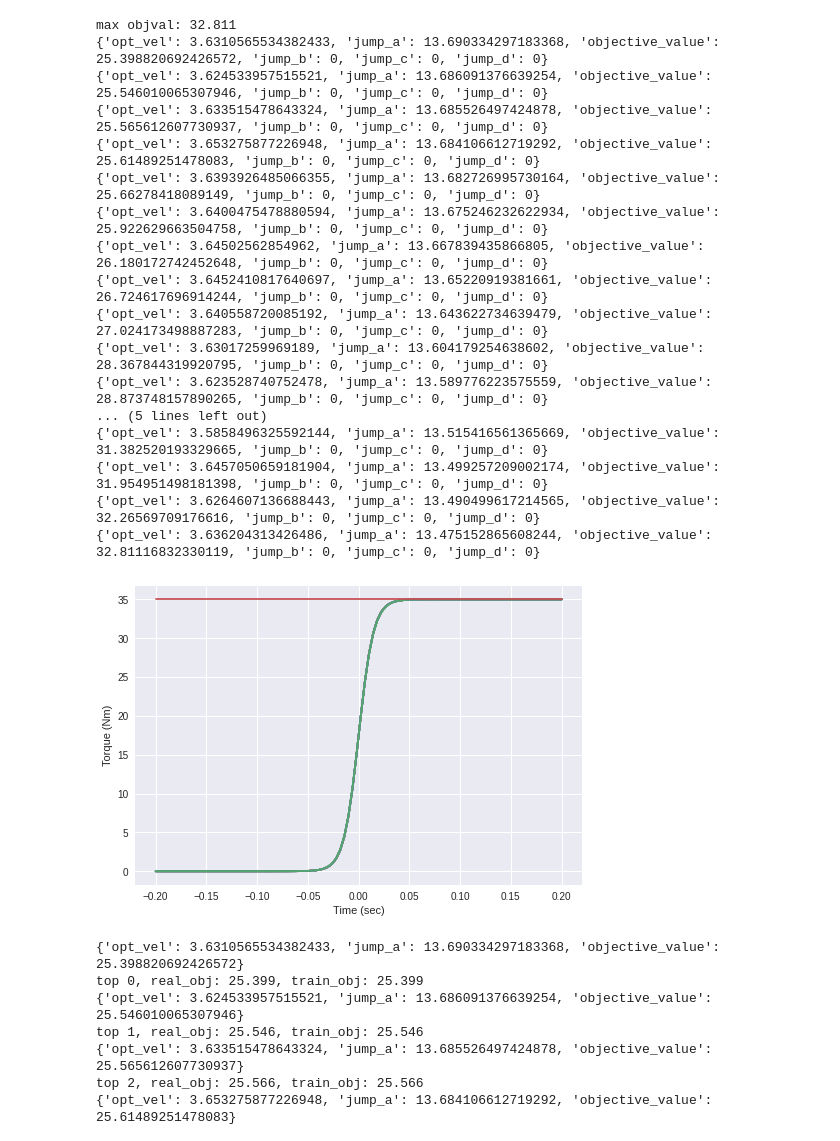
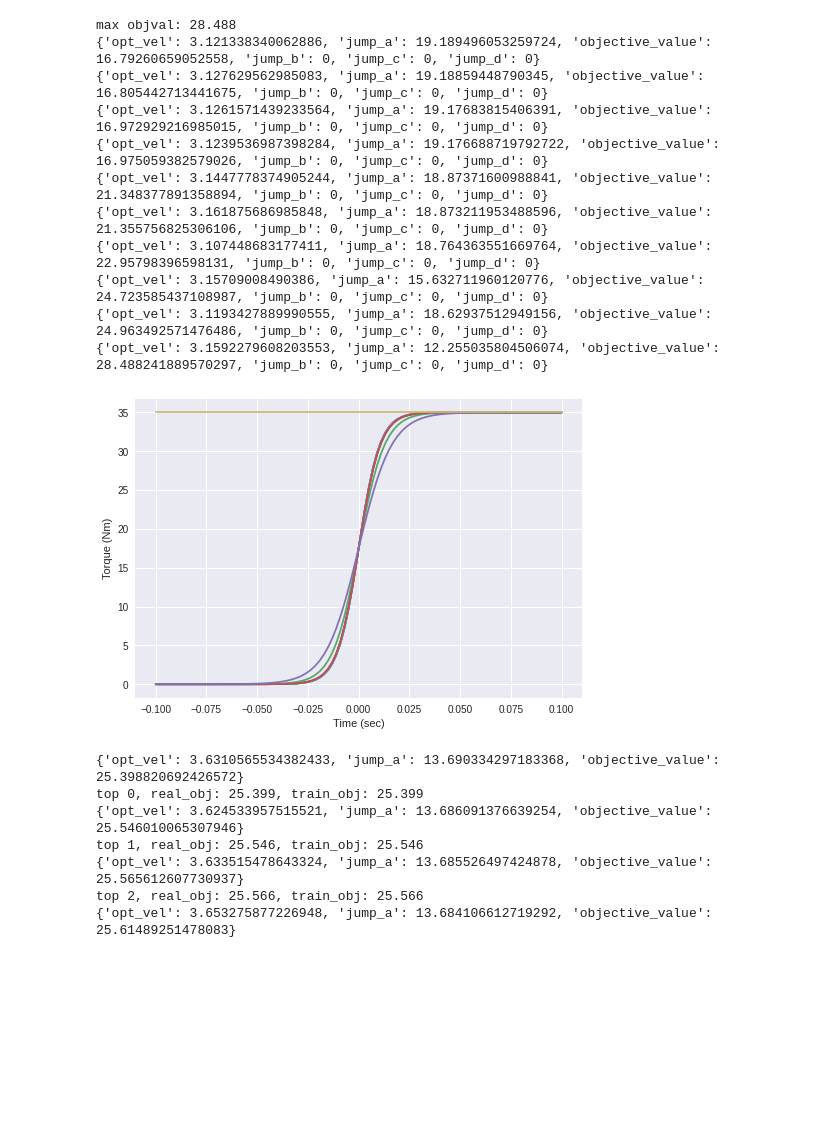
Before and after one commit to silvery107/wheeled-bipedal-jumping, a Jupyter notebook: MiniNezha/plot.ipynb, the cells around one changed output. Cells and saved outputs as stored; diff of their text form; code cells hidden in the pictures; blank space fills up the shorter version.

```diff
--- a/MiniNezha/plot.ipynb
+++ b/MiniNezha/plot.ipynb
@@ -7,7 +7,7 @@ from advisor_client.client import *
 client = AdvisorClient()
 # %%
 # get study
-study_name = "optimal_jump2"
+study_name = "optimal_jump3"
 study = client.get_study_by_name(study_name)
 print(study)
 # %% [output]
@@ -63,46 +63,40 @@ Best trial: {'opt_vel': 3.6310565534382433, 'jump_a': 13.690334297183368, 'objec
 # %%
-topk_idx = np.argsort(train_curve)[:20] # sort top n minimial index
+topk_idx = np.argsort(train_curve)[:10] # sort top n minimial index
 print("max objval: %.3f"%np.max(train_curve[topk_idx]))
-t = np.linspace(-0.2,0.2,100)
+t = np.linspace(-0.1,0.1,100)
 y_constant = 35*np.ones_like(t)
 for idx in topk_idx:
     param = train_param[idx]
     print(param)
     a = param["jump_a"]
     param_dic.setdefault("jump_b",0)
     param_dic.setdefault("jump_c",0)
     param_dic.setdefault("jump_d",0)
     # b = param["jump_b"]
     # c = param["jump_c"]
     # d = param["jump_d"]
     # y_poly = 10*a * t + 100*b * t**2 + 1000*c * t**3 + 10*d
     y_sigm = 35/(1+np.exp(-10*a*(t)))
     plt.plot(t,y_sigm)
 plt.plot(t,y_constant)
 plt.xlabel("Time (sec)")
 plt.ylabel("Torque (Nm)")
 if save_fig:
     plt.savefig("./records/torque_"+str(best_objval)+".png")
 plt.show()
 # %% [output]
-max objval: 32.811
-{'opt_vel': 3.6310565534382433, 'jump_a': 13.690334297183368, 'objective_value': 25.398820692426572, 'jump_b': 0, 'jump_c': 0, 'jump_d': 0}
-{'opt_vel': 3.624533957515521, 'jump_a': 13.686091376639254, 'objective_value': 25.546010065307946, 'jump_b': 0, 'jump_c': 0, 'jump_d': 0}
-{'opt_vel': 3.633515478643324, 'jump_a': 13.685526497424878, 'objective_value': 25.565612607730937, 'jump_b': 0, 'jump_c': 0, 'jump_d': 0}
-{'opt_vel': 3.653275877226948, 'jump_a': 13.684106612719292, 'objective_value': 25.61489251478083, 'jump_b': 0, 'jump_c': 0, 'jump_d': 0}
-{'opt_vel': 3.6393926485066355, 'jump_a': 13.682726995730164, 'objective_value': 25.66278418089149, 'jump_b': 0, 'jump_c': 0, 'jump_d': 0}
-{'opt_vel': 3.6400475478880594, 'jump_a': 13.675246232622934, 'objective_value': 25.922629663504758, 'jump_b': 0, 'jump_c': 0, 'jump_d': 0}
-{'opt_vel': 3.64502562854962, 'jump_a': 13.667839435866805, 'objective_value': 26.180172742452648, 'jump_b': 0, 'jump_c': 0, 'jump_d': 0}
-{'opt_vel': 3.6452410817640697, 'jump_a': 13.65220919381661, 'objective_value': 26.724617696914244, 'jump_b': 0, 'jump_c': 0, 'jump_d': 0}
-{'opt_vel': 3.640558720085192, 'jump_a': 13.643622734639479, 'objective_value': 27.024173498887283, 'jump_b': 0, 'jump_c': 0, 'jump_d': 0}
-{'opt_vel': 3.63017259969189, 'jump_a': 13.604179254638602, 'objective_value': 28.367844319920795, 'jump_b': 0, 'jump_c': 0, 'jump_d': 0}
-{'opt_vel': 3.623528740752478, 'jump_a': 13.589776223575559, 'objective_value': 28.873748157890265, 'jump_b': 0, 'jump_c': 0, 'jump_d': 0}
-... (5 lines left out)
-{'opt_vel': 3.5858496325592144, 'jump_a': 13.515416561365669, 'objective_value': 31.382520193329665, 'jump_b': 0, 'jump_c': 0, 'jump_d': 0}
-{'opt_vel': 3.6457050659181904, 'jump_a': 13.499257209002174, 'objective_value': 31.954951498181398, 'jump_b': 0, 'jump_c': 0, 'jump_d': 0}
-{'opt_vel': 3.6264607136688443, 'jump_a': 13.490499617214565, 'objective_value': 32.26569709176616, 'jump_b': 0, 'jump_c': 0, 'jump_d': 0}
-{'opt_vel': 3.636204313426486, 'jump_a': 13.475152865608244, 'objective_value': 32.81116832330119, 'jump_b': 0, 'jump_c': 0, 'jump_d': 0}
+max objval: 28.488
+{'opt_vel': 3.121338340062886, 'jump_a': 19.189496053259724, 'objective_value': 16.79260659052558, 'jump_b': 0, 'jump_c': 0, 'jump_d': 0}
+{'opt_vel': 3.127629562985083, 'jump_a': 19.18859448790345, 'objective_value': 16.805442713441675, 'jump_b': 0, 'jump_c': 0, 'jump_d': 0}
+{'opt_vel': 3.1261571439233564, 'jump_a': 19.17683815406391, 'objective_value': 16.972929216985015, 'jump_b': 0, 'jump_c': 0, 'jump_d': 0}
+{'opt_vel': 3.1239536987398284, 'jump_a': 19.176688719792722, 'objective_value': 16.975059382579026, 'jump_b': 0, 'jump_c': 0, 'jump_d': 0}
+{'opt_vel': 3.1447778374905244, 'jump_a': 18.87371600988841, 'objective_value': 21.348377891358894, 'jump_b': 0, 'jump_c': 0, 'jump_d': 0}
+{'opt_vel': 3.161875686985848, 'jump_a': 18.873211953488596, 'objective_value': 21.355756825306106, 'jump_b': 0, 'jump_c': 0, 'jump_d': 0}
+{'opt_vel': 3.107448683177411, 'jump_a': 18.764363551669764, 'objective_value': 22.95798396598131, 'jump_b': 0, 'jump_c': 0, 'jump_d': 0}
+{'opt_vel': 3.15709008490386, 'jump_a': 15.632711960120776, 'objective_value': 24.723585437108987, 'jump_b': 0, 'jump_c': 0, 'jump_d': 0}
+{'opt_vel': 3.1193427889990555, 'jump_a': 18.62937512949156, 'objective_value': 24.963492571476486, 'jump_b': 0, 'jump_c': 0, 'jump_d': 0}
+{'opt_vel': 3.1592279608203553, 'jump_a': 12.255035804506074, 'objective_value': 28.488241889570297, 'jump_b': 0, 'jump_c': 0, 'jump_d': 0}
-[figure, old version]
+[figure, new version]
 # %%
 # display top n trials in webots
 top_n = 5
```
Also changed, not shown: parts of 2 cells of this notebook, 12 other files.
